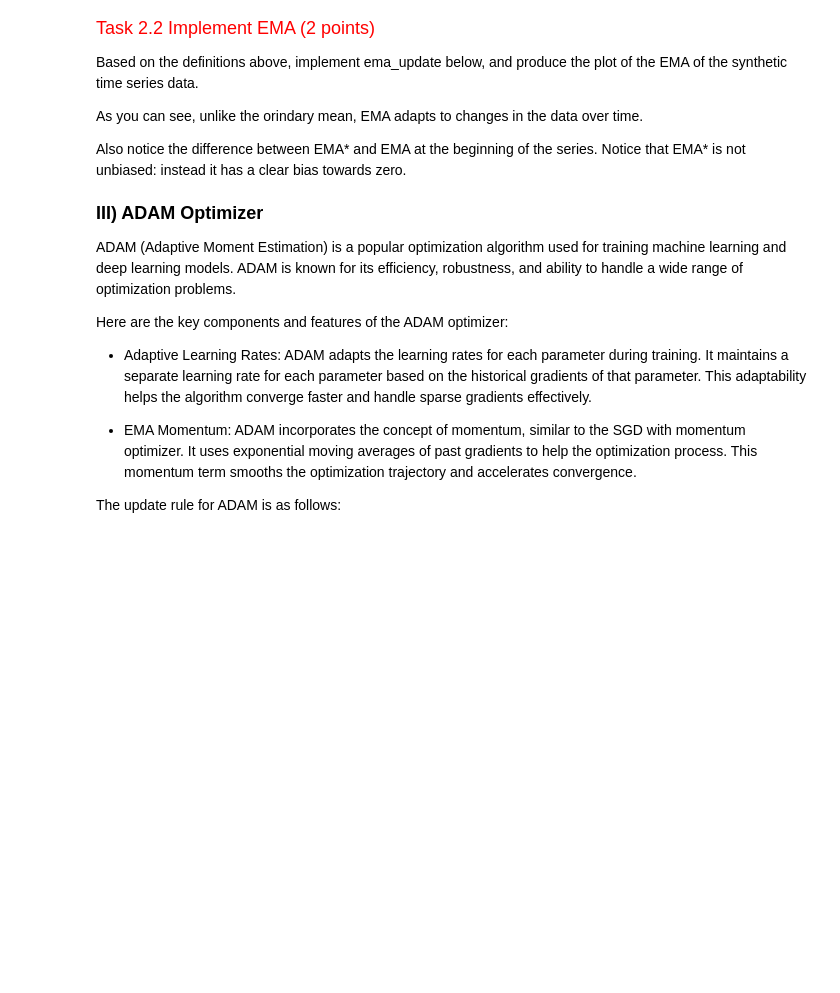
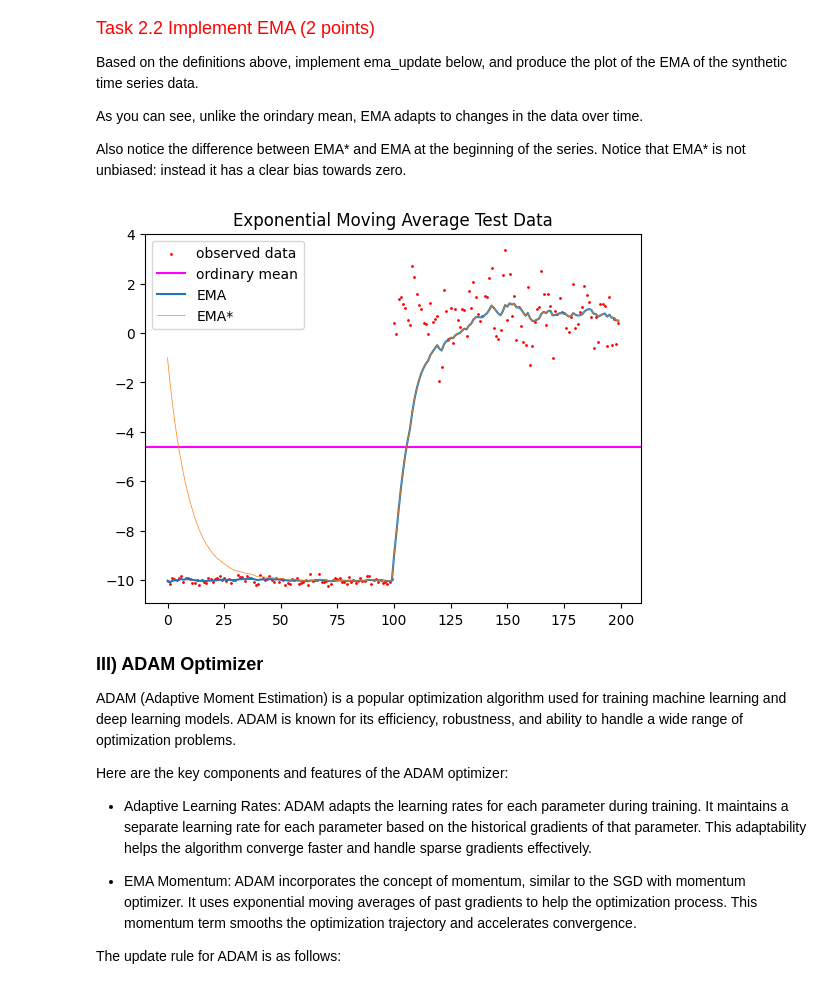
Before and after one commit to ayaazuddin/CS7150-Homework-2, a Jupyter notebook: HW2_1_OptimizationAndNetworkArchitecture.ipynb, the cells around one changed output. Saved outputs shown, nothing was run; the diff lists cells and outputs as text; code cells hidden in the pictures; blank space fills up the shorter version.

```diff
--- a/HW2_1_OptimizationAndNetworkArchitecture.ipynb
+++ b/HW2_1_OptimizationAndNetworkArchitecture.ipynb
@@ -482,41 +488,43 @@ def ema_update(x_t, beta, t, ema_star_old):
     #       2) compute ema from ema_star_t, beta, and t
     ############################################################################
 
-    ema_star_t = None
-    ema = None
+    ema_star_t = beta*ema_star_old + (1 - beta)* x_t
+    ema = ema_star_t/(1-beta**t)
 
     ############################################################################
     #                             END OF YOUR CODE                             #
     ############################################################################
 
     return ema, ema_star_t
 
 timestamps = 100
 time_series = torch.cat([
     torch.randn(timestamps) * 0.1 - 10.0,
     torch.randn(timestamps) + 0.5,
 ])
 mean = time_series.mean()
 
 
 beta = 0.9
 ema_star = 0.0
 history, history_star = [], []
 
 for t, d in enumerate(time_series):
 
     # This is the ema update
     ema, ema_star = ema_update(d, beta, t+1, ema_star)
     history.append(ema)
     history_star.append(ema_star)
 
 plt.title('Exponential Moving Average Test Data')
 plt.scatter(range(len(time_series)), time_series, s=1, color='red', label='observed data')
 plt.axhline(mean, label='ordinary mean', color='magenta')
 plt.plot(history, label='EMA')
 plt.plot(history_star, label='EMA*', linewidth=0.5)
 plt.legend()
 plt.show()
+# %% [output]
+[figure, added]
 # %% [markdown]
 <font size='4'>**III) ADAM Optimizer**</font>
 
```
Also changed, not shown: parts of 21 cells of this notebook.
